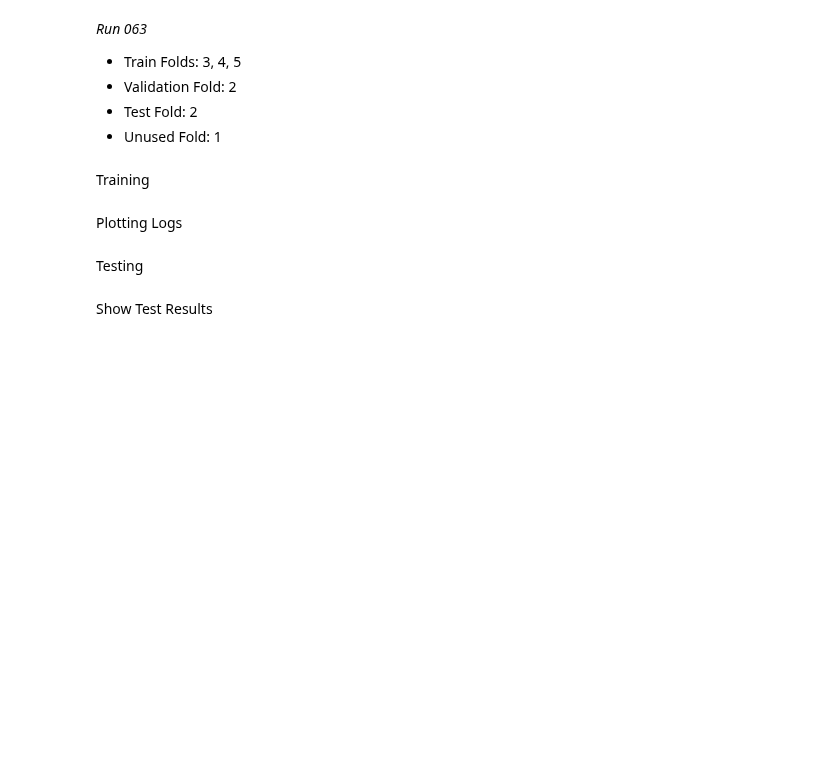
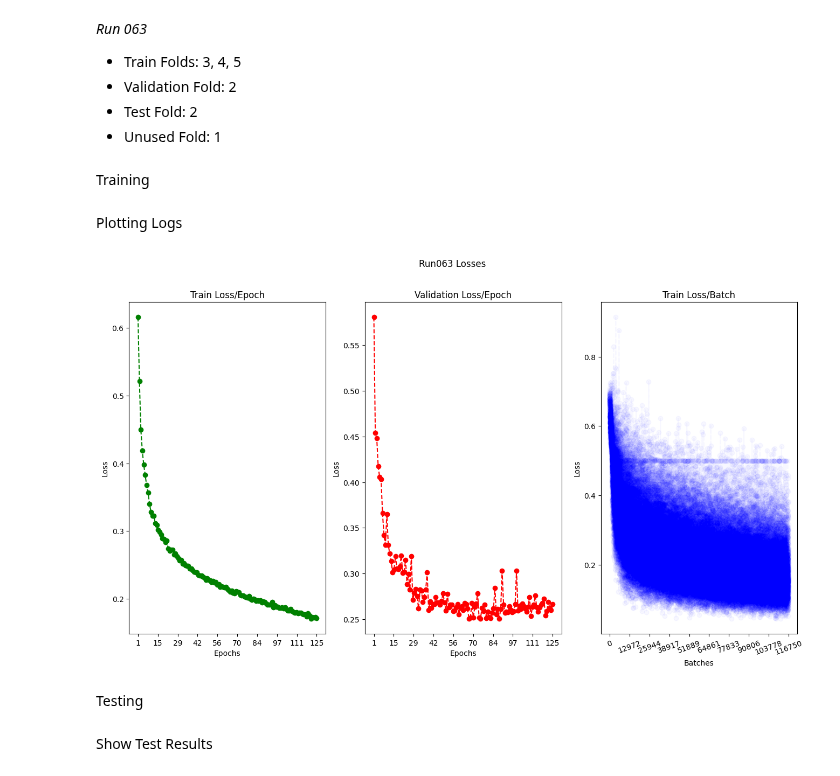
Before and after one commit to davidterroso/D, a Jupyter notebook: unet_irf.ipynb, the cells around one changed output. Saved outputs shown, nothing was run; the diff lists cells and outputs as text; code cells hidden in the pictures; blank space fills up the shorter version.

```diff
--- a/unet_irf.ipynb
+++ b/unet_irf.ipynb
@@ -54,7 +54,9 @@ Plotting Logs
 # %%
 from plot_logs import plot_logs
 
-plot_logs(imgs_folder="unet_vertical_imgs", run_name="Run063")
+plot_logs(imgs_folder="unet_irf_imgs", run_name="Run063")
+# %% [output]
+[figure, added]
 # %% [markdown]
 Testing
 # %%
```
Also changed, not shown: parts of 7 cells of this notebook, 4 other files.
